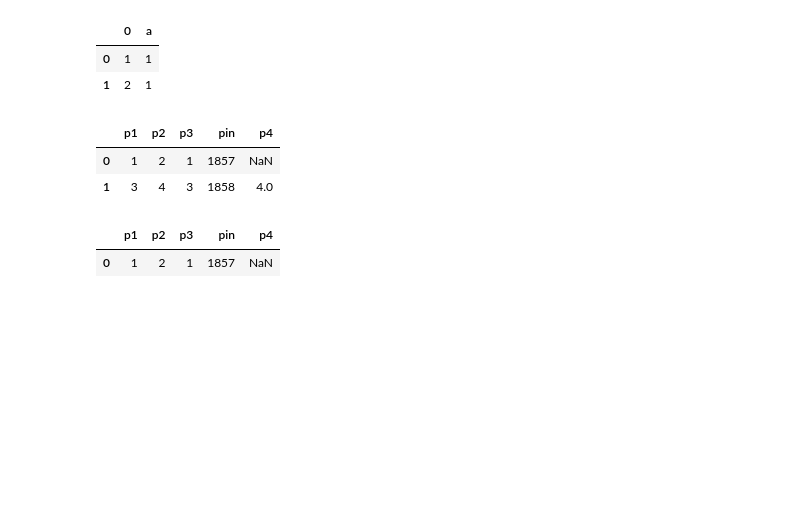
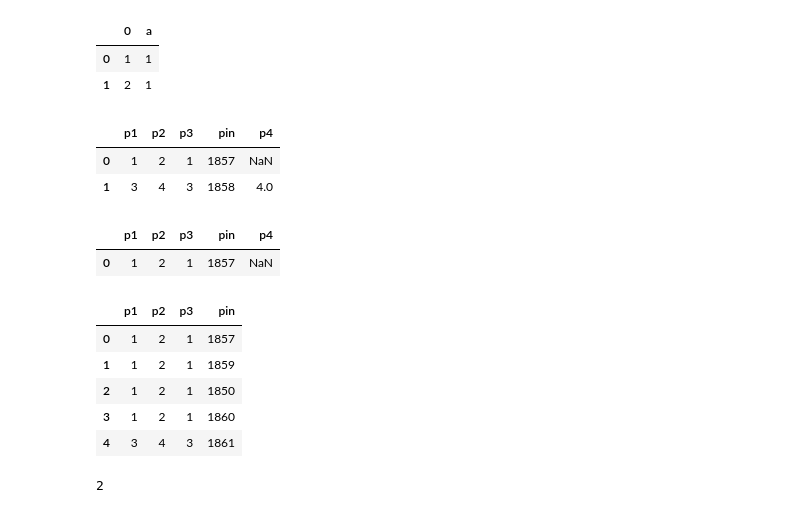
Before and after one commit to ri003074/Python3, a Jupyter notebook: src/pandas/pandas_summary.ipynb, the cells around one changed output. Cells and saved outputs as stored; diff of their text form; code cells hidden in the pictures; blank space fills up the shorter version.

```diff
--- a/src/pandas/pandas_summary.ipynb
+++ b/src/pandas/pandas_summary.ipynb
@@ -275,3 +275,26 @@ df
 # %% [output]
 |  | p1 | p2 | p3 | pin | p4 |
 | 0 | 1 | 2 | 1 | 1857 | NaN |
+# %%
+data = [
+    {"p1": 1, "p2": 2, "p3": 1, "pin": 1857},
+    {"p1": 1, "p2": 2, "p3": 1, "pin": 1859},
+    {"p1": 1, "p2": 2, "p3": 1, "pin": 1850},
+    {"p1": 1, "p2": 2, "p3": 1, "pin": 1860},
+    {"p1": 3, "p2": 4, "p3": 3, "pin": 1861},
+]
+# %%
+df = pd.DataFrame(data)
+# %%
+df
+# %% [output]
+|  | p1 | p2 | p3 | pin |
+| 0 | 1 | 2 | 1 | 1857 |
+| 1 | 1 | 2 | 1 | 1859 |
+| 2 | 1 | 2 | 1 | 1850 |
+| 3 | 1 | 2 | 1 | 1860 |
+| 4 | 3 | 4 | 3 | 1861 |
+# %%
+df.index[int(len(df)/2)]
+# %% [output]
+2
```
Also changed, not shown: parts of 1 cell of this notebook, 1 other file.
